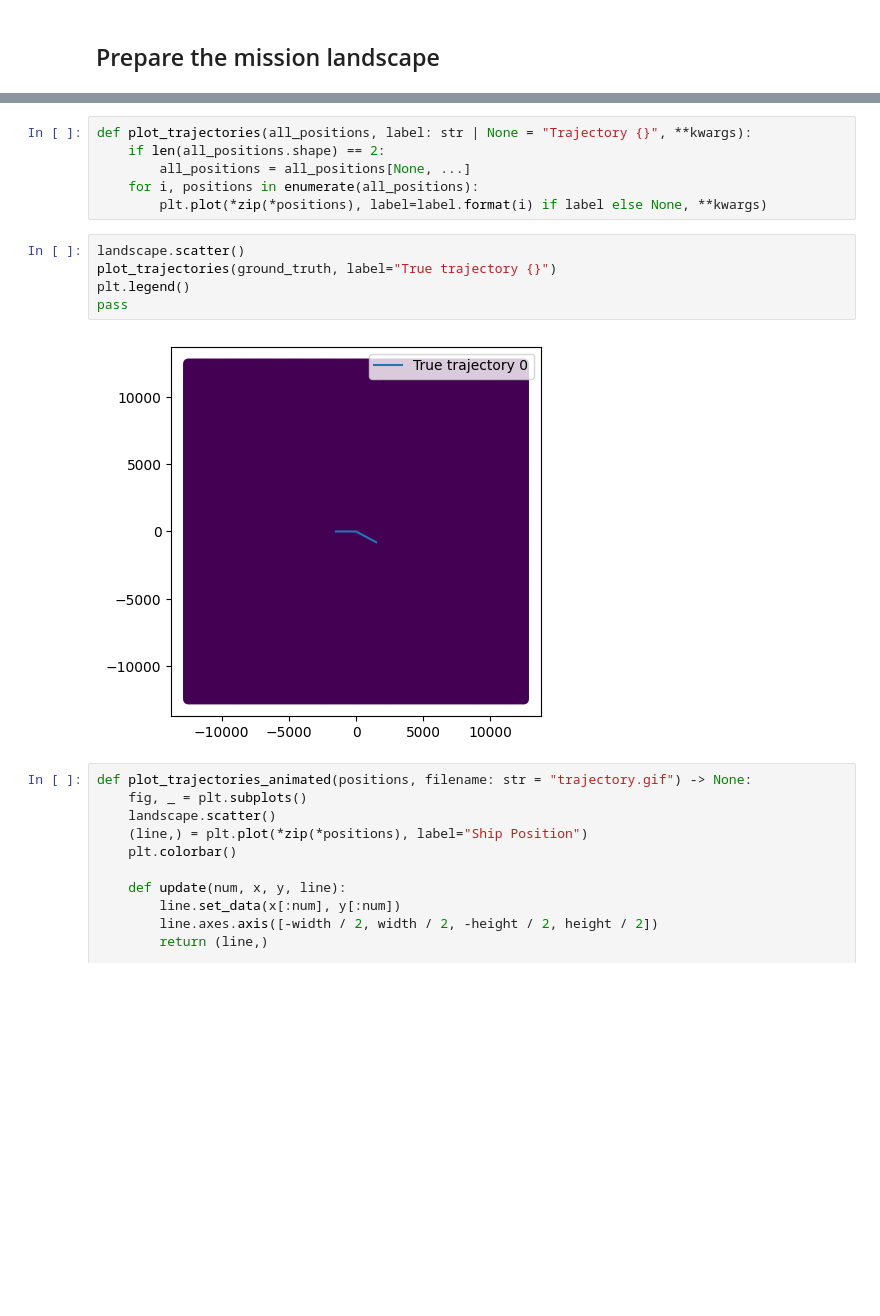
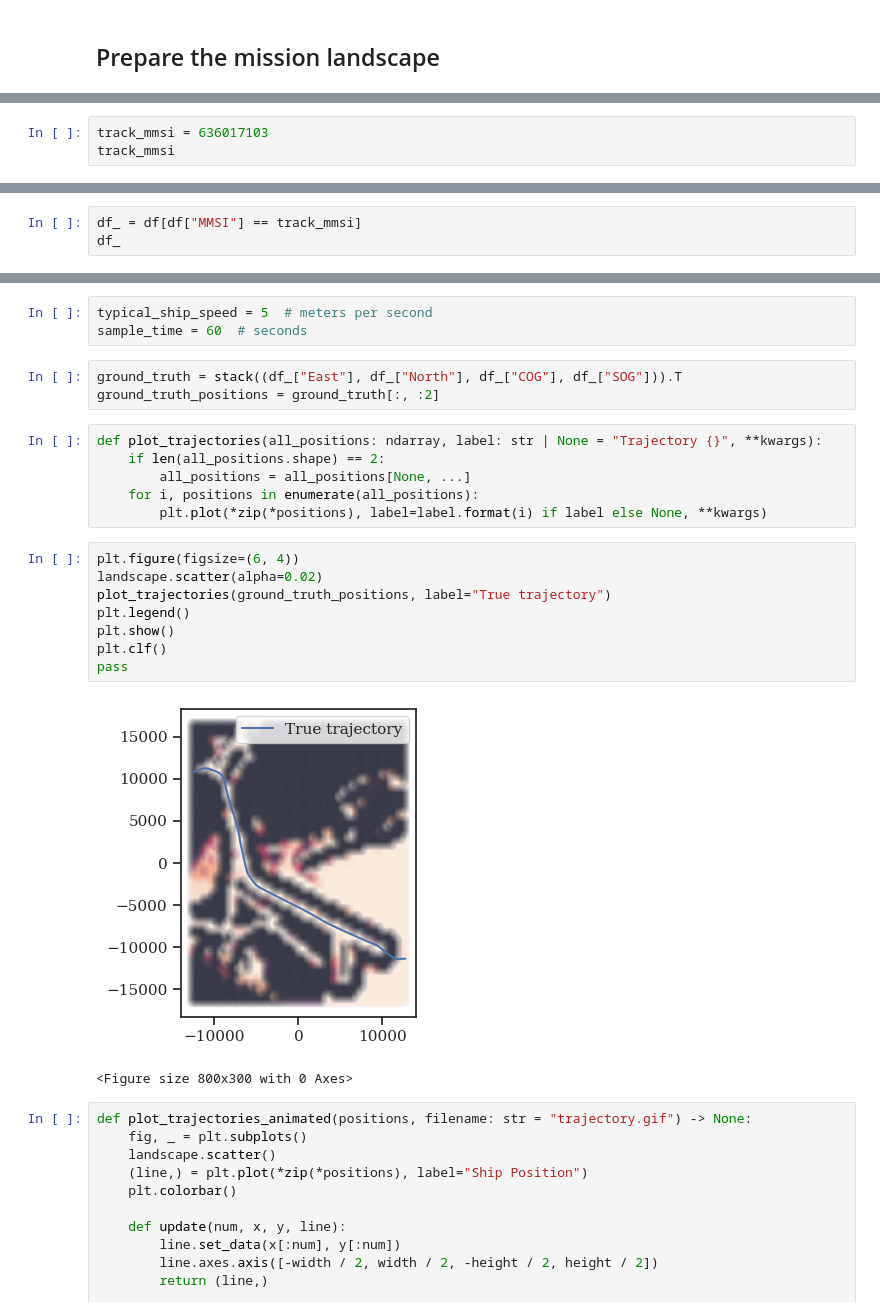
Before and after one commit to HRI-EU/ProMis, a Jupyter notebook: examples/promis-ships.ipynb, the cells around one changed output, grey strips where cells are left out. Saved outputs shown, nothing was run; the diff lists cells and outputs as text; blank space fills up the shorter version.

```diff
--- a/examples/promis-ships.ipynb
+++ b/examples/promis-ships.ipynb
@@ -178,0 +482,3 @@ landscape.save("ship_landscape.pkl")
+# %%
+track_mmsi = 636017103
+track_mmsi
@@ -224,0 +500,3 @@ sample_time
+# %%
+df_ = df[df["MMSI"] == track_mmsi]
+df_
@@ -225,16 +601,26 @@ sample_time
+# %%
+typical_ship_speed = 5  # meters per second
+sample_time = 60  # seconds
+# %%
+ground_truth = stack((df_["East"], df_["North"], df_["COG"], df_["SOG"])).T
+ground_truth_positions = ground_truth[:, :2]
 # %%
-def plot_trajectories(all_positions, label: str | None = "Trajectory {}", **kwargs):
+def plot_trajectories(all_positions: ndarray, label: str | None = "Trajectory {}", **kwargs):
     if len(all_positions.shape) == 2:
         all_positions = all_positions[None, ...]
     for i, positions in enumerate(all_positions):
         plt.plot(*zip(*positions), label=label.format(i) if label else None, **kwargs)
 # %%
-landscape.scatter()
-plot_trajectories(ground_truth, label="True trajectory {}")
+plt.figure(figsize=(6, 4))
+landscape.scatter(alpha=0.02)
+plot_trajectories(ground_truth_positions, label="True trajectory")
 plt.legend()
+plt.show()
+plt.clf()
 pass
 # %% [output]
-[figure, old version]
+[figure, new version]
+<Figure size 800x300 with 0 Axes>
 # %%
 def plot_trajectories_animated(positions, filename: str = "trajectory.gif") -> None:
     fig, _ = plt.subplots()
```
Also changed, not shown: parts of 56 cells of this notebook, 7 other files.
